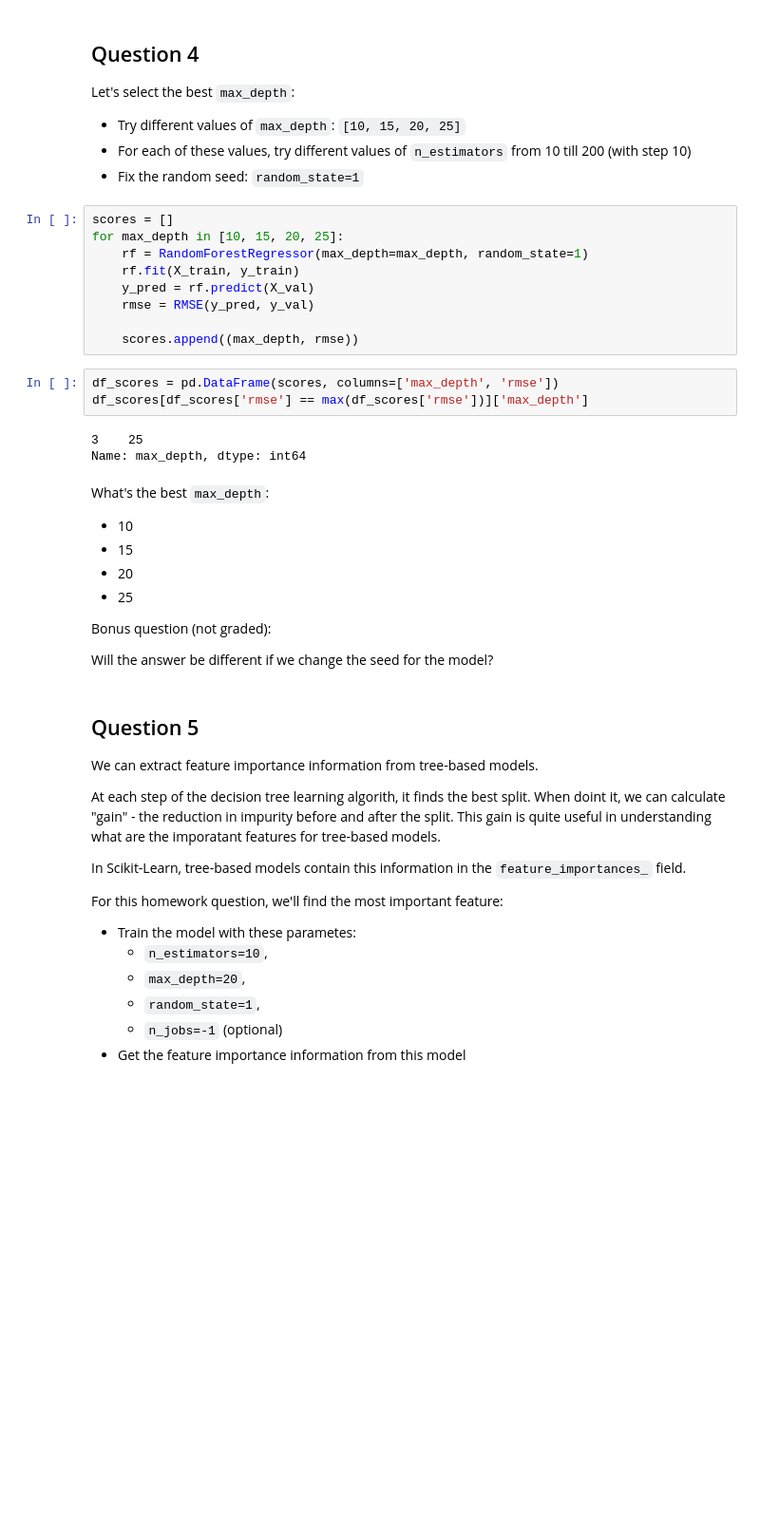
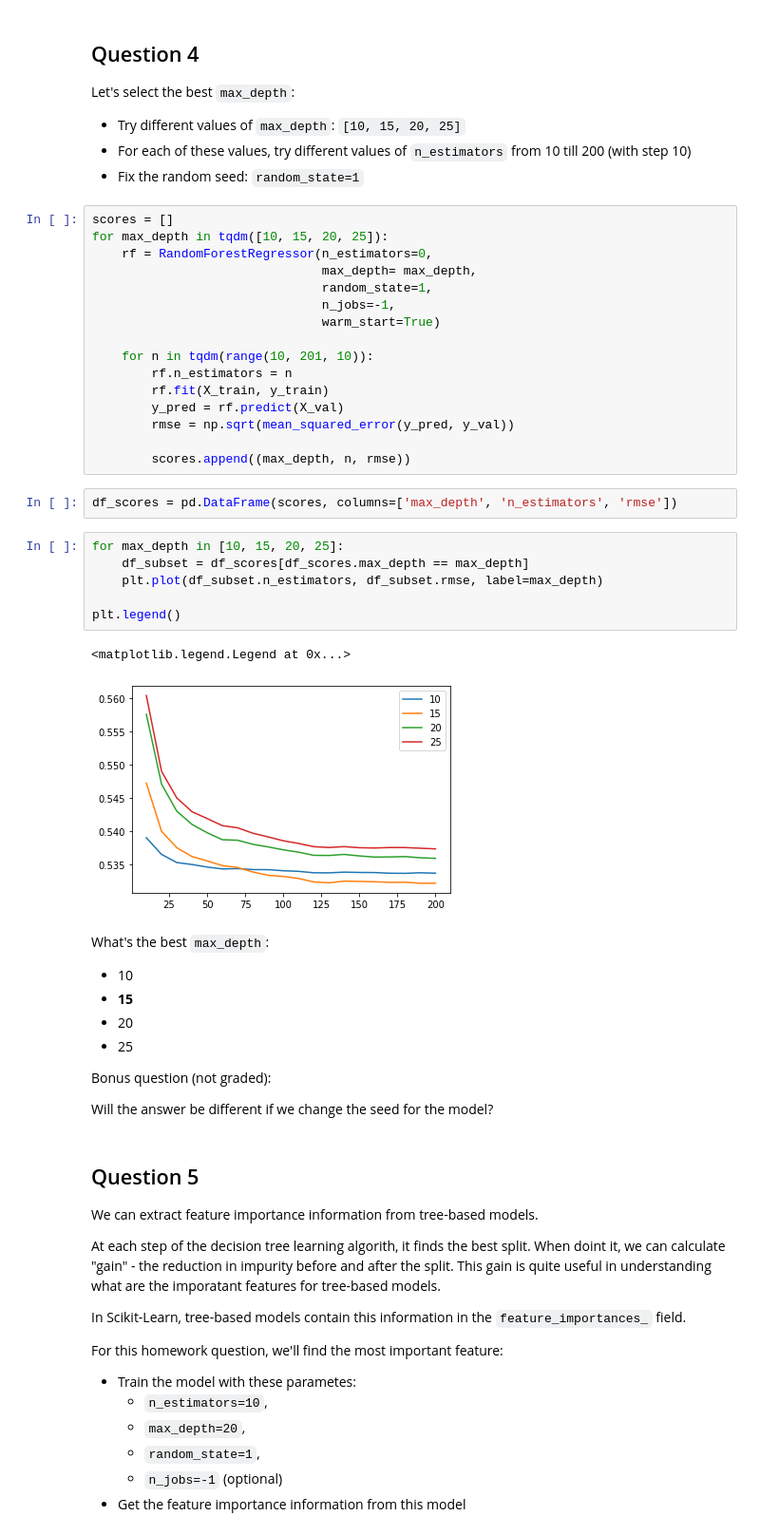
Before and after one commit to Moamen-Elsayed/ML-ZoomCamp-Course, a Jupyter notebook: ch06_Assignment/homework-6-starter.ipynb, the cells around one changed output. Shown: that part at 95% size. Cells and saved outputs as stored; diff of their text form; blank space fills up the shorter version.

```diff
--- a/ch06_Assignment/homework-6-starter.ipynb
+++ b/ch06_Assignment/homework-6-starter.ipynb
@@ -206,24 +190,36 @@ Let's select the best `max_depth`:
 * Fix the random seed: `random_state=1`
 # %%
 scores = []
-for max_depth in [10, 15, 20, 25]:
-    rf = RandomForestRegressor(max_depth=max_depth, random_state=1)
-    rf.fit(X_train, y_train)
-    y_pred = rf.predict(X_val)
-    rmse = RMSE(y_pred, y_val)
+for max_depth in tqdm([10, 15, 20, 25]):
+    rf = RandomForestRegressor(n_estimators=0,
+                               max_depth= max_depth,
+                               random_state=1,
+                               n_jobs=-1,
+                               warm_start=True)
 
-    scores.append((max_depth, rmse))
+    for n in tqdm(range(10, 201, 10)):
+        rf.n_estimators = n
+        rf.fit(X_train, y_train)
+        y_pred = rf.predict(X_val)
+        rmse = np.sqrt(mean_squared_error(y_pred, y_val))
+
+        scores.append((max_depth, n, rmse))
 # %%
-df_scores = pd.DataFrame(scores, columns=['max_depth', 'rmse'])
-df_scores[df_scores['rmse'] == max(df_scores['rmse'])]['max_depth']
+df_scores = pd.DataFrame(scores, columns=['max_depth', 'n_estimators', 'rmse'])
-# %% [output]
-3    25
-Name: max_depth, dtype: int64
+# %%
+for max_depth in [10, 15, 20, 25]:
+    df_subset = df_scores[df_scores.max_depth == max_depth]
+    plt.plot(df_subset.n_estimators, df_subset.rmse, label=max_depth)
+
+plt.legend()
+# %% [output]
+<matplotlib.legend.Legend at 0x...>
+[figure, added]
 # %% [markdown]
 What's the best `max_depth`:
 
 * 10
-* 15
+* **15**
 * 20
 * 25
 
```
Also changed, not shown: parts of 18 cells of this notebook.
